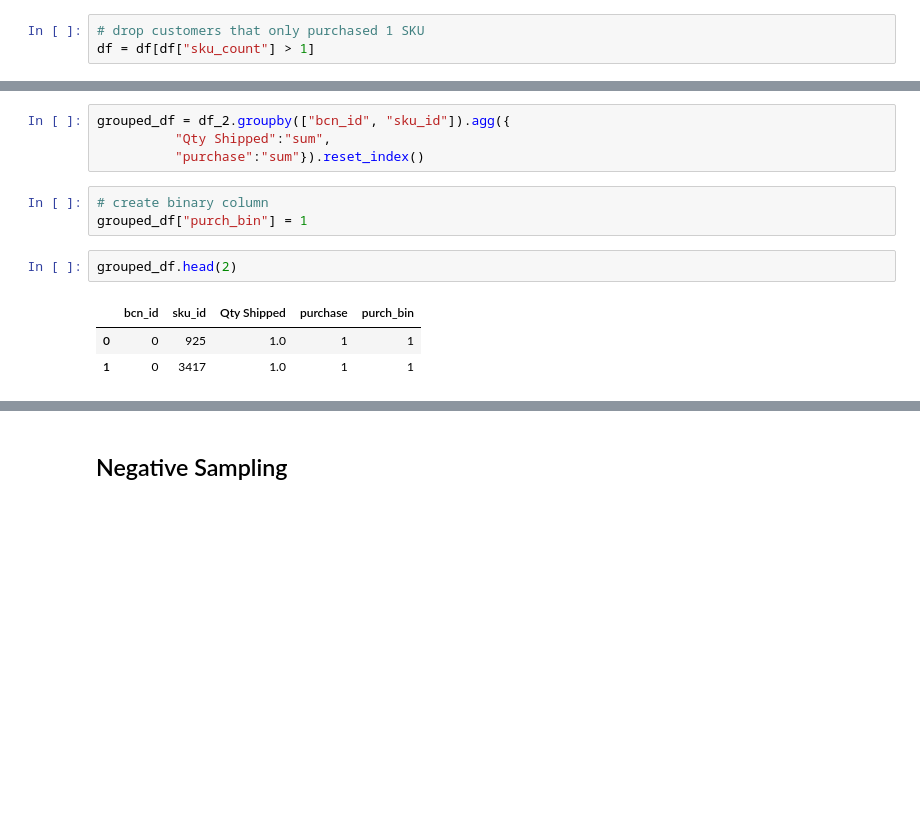
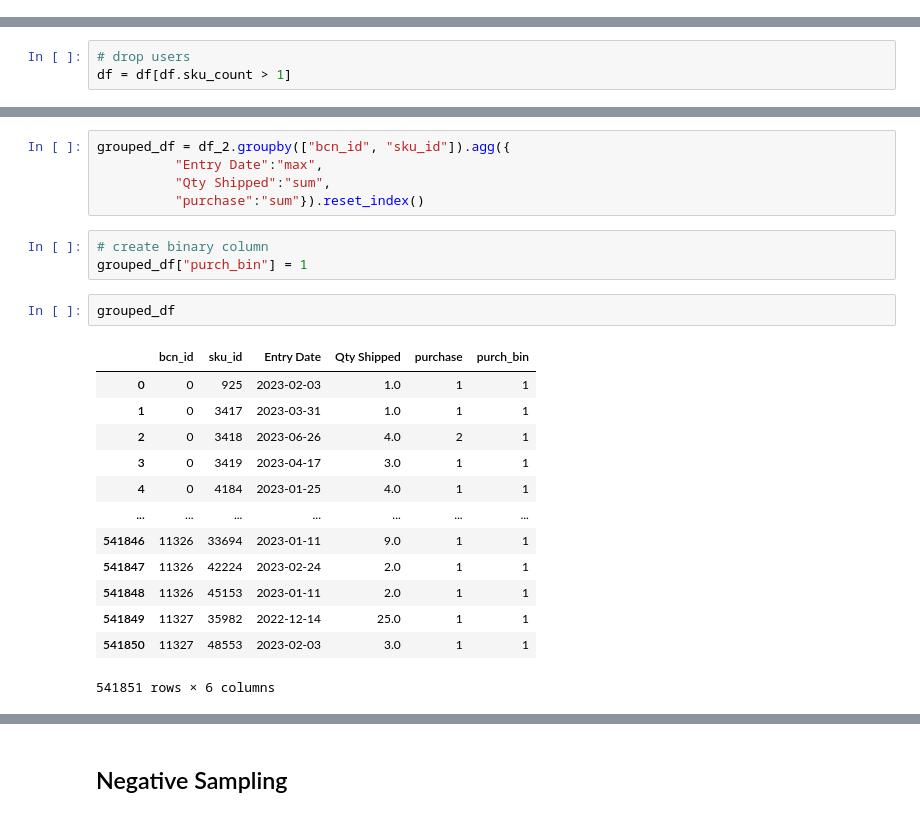
Before and after one commit to vincm1/RecSys_Implicit, a Jupyter notebook: Bayesian_Personalized_Ranking_(BPR).ipynb, the cells around one changed output, grey strips where cells are left out. Drawn from its saved outputs; the diff is of its cells as text; blank space fills up the shorter version.

```diff
--- a/Bayesian_Personalized_Ranking_(BPR).ipynb
+++ b/Bayesian_Personalized_Ranking_(BPR).ipynb
@@ -67,9 +67,6 @@ def sku_count(df_pl):
   return df_pl
 # %%
 df = sku_count(df)
-# %%
-# drop customers that only purchased 1 SKU
-df = df[df["sku_count"] > 1]
 # %%
 print(len(df), len(df["BranchCustomerNbr"].unique()), len(df["Sku"].unique()))
 # %% [output]
@@ -77,3 +74,6 @@ print(len(df), len(df["BranchCustomerNbr"].unique()), len(df["Sku"].unique()))
+# %%
+# drop users
+df = df[df.sku_count > 1]
 # %%
 # Create a numeric user_id and artist_id column
 df['BranchCustomerNbr'] = df['BranchCustomerNbr'].astype("category")
@@ -97,14 +97,25 @@ print(len(users), len(skus))
 df_2 = df[["bcn_id", "sku_id", "Entry Date", "Qty Shipped", "purchase"]]
 # %%
 grouped_df = df_2.groupby(["bcn_id", "sku_id"]).agg({
+          "Entry Date":"max",
           "Qty Shipped":"sum",
           "purchase":"sum"}).reset_index()
 # %%
 # create binary column
 grouped_df["purch_bin"] = 1
 # %%
-grouped_df.head(2)
+grouped_df
 # %% [output]
-|  | bcn_id | sku_id | Qty Shipped | purchase | purch_bin |
-| 0 | 0 | 925 | 1.0 | 1 | 1 |
-| 1 | 0 | 3417 | 1.0 | 1 | 1 |
+|  | bcn_id | sku_id | Entry Date | Qty Shipped | purchase | purch_bin |
+| 0 | 0 | 925 | 2023-02-03 | 1.0 | 1 | 1 |
+| 1 | 0 | 3417 | 2023-03-31 | 1.0 | 1 | 1 |
+| 2 | 0 | 3418 | 2023-06-26 | 4.0 | 2 | 1 |
+| 3 | 0 | 3419 | 2023-04-17 | 3.0 | 1 | 1 |
+| 4 | 0 | 4184 | 2023-01-25 | 4.0 | 1 | 1 |
+| ... | ... | ... | ... | ... | ... | ... |
+| 541846 | 11326 | 33694 | 2023-01-11 | 9.0 | 1 | 1 |
+| 541847 | 11326 | 42224 | 2023-02-24 | 2.0 | 1 | 1 |
+| 541848 | 11326 | 45153 | 2023-01-11 | 2.0 | 1 | 1 |
+| 541849 | 11327 | 35982 | 2022-12-14 | 25.0 | 1 | 1 |
+| 541850 | 11327 | 48553 | 2023-02-03 | 3.0 | 1 | 1 |
+541851 rows × 6 columns
```
Also changed, not shown: parts of 50 cells of this notebook.
